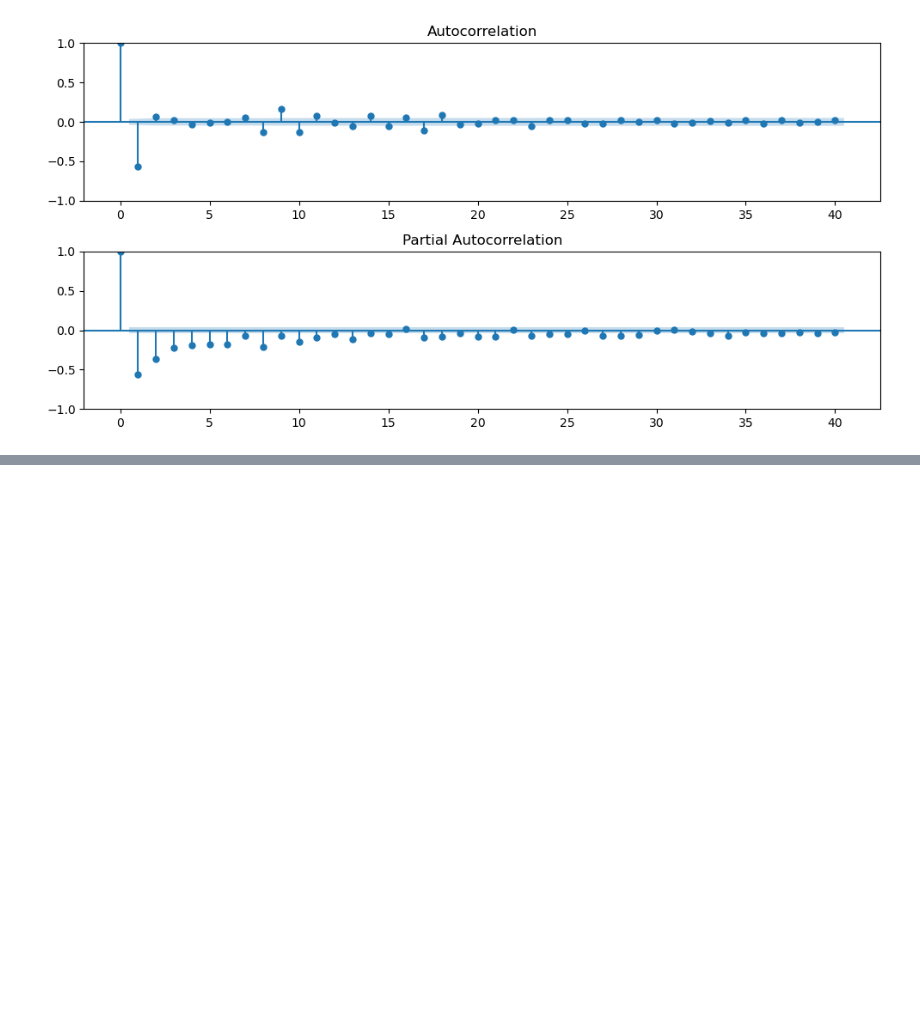
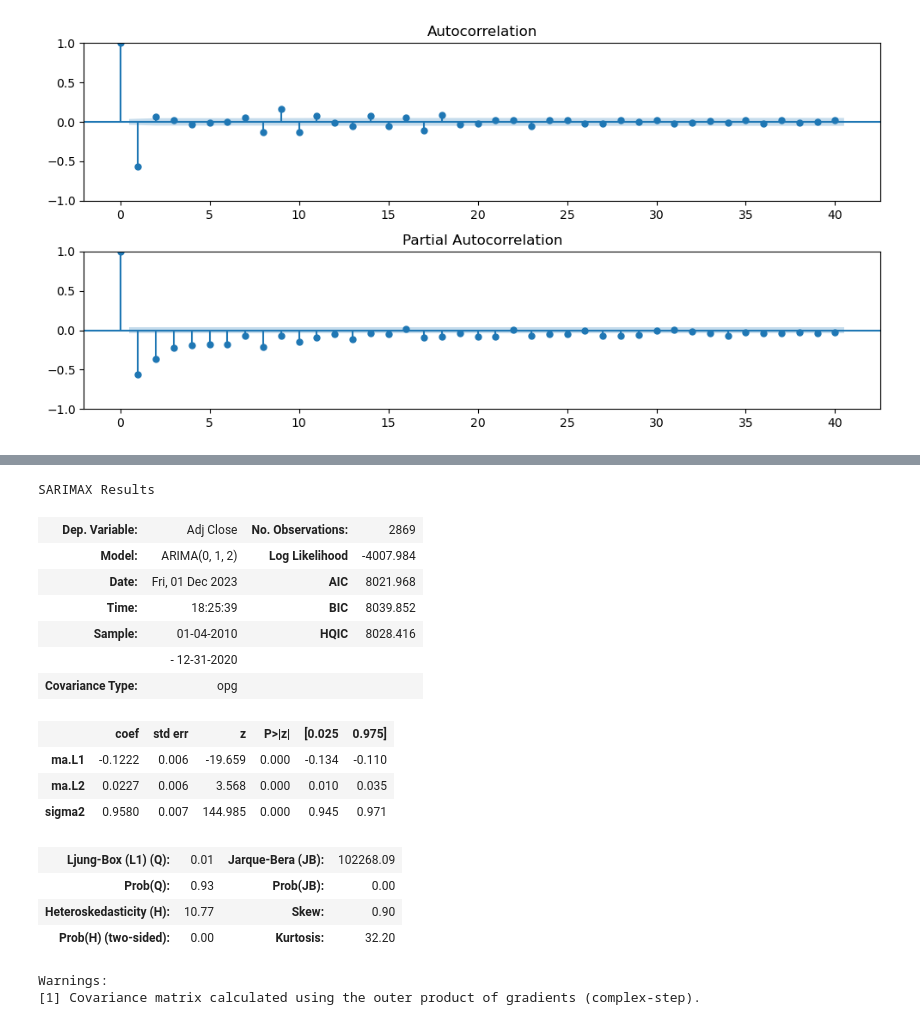
Before and after one commit to Mrammoss/Arima-models, a Jupyter notebook: Arima-Models.ipynb, the cells around one changed output, grey strips where cells are left out. Drawn from its saved outputs; the diff is of its cells as text; code cells hidden in the pictures; blank space fills up the shorter version.

```diff
--- a/Arima-Models.ipynb
+++ b/Arima-Models.ipynb
@@ -181,0 +296,21 @@ train, test = train_test_split(df, test_size = 65)
+# %%
+arima_model2.summary()
+# %% [output]
+SARIMAX Results
+| Dep. Variable: | Adj Close | No. Observations: | 2869 |
+| Model: | ARIMA(0, 1, 2) | Log Likelihood | -4007.984 |
+| Date: | Fri, 01 Dec 2023 | AIC | 8021.968 |
+| Time: | 18:25:39 | BIC | 8039.852 |
+| Sample: | 01-04-2010 | HQIC | 8028.416 |
+|  | - 12-31-2020 |  |  |
+| Covariance Type: | opg |  |  |
+|  | coef | std err | z | P>|z| | [0.025 | 0.975] |
+| ma.L1 | -0.1222 | 0.006 | -19.659 | 0.000 | -0.134 | -0.110 |
+| ma.L2 | 0.0227 | 0.006 | 3.568 | 0.000 | 0.010 | 0.035 |
+| sigma2 | 0.9580 | 0.007 | 144.985 | 0.000 | 0.945 | 0.971 |
+| Ljung-Box (L1) (Q): | 0.01 | Jarque-Bera (JB): | 102268.09 |
+| Prob(Q): | 0.93 | Prob(JB): | 0.00 |
+| Heteroskedasticity (H): | 10.77 | Skew: | 0.90 |
+| Prob(H) (two-sided): | 0.00 | Kurtosis: | 32.20 |
+Warnings:
+[1] Covariance matrix calculated using the outer product of gradients (complex-step).
```
Also changed, not shown: parts of 15 cells of this notebook.
